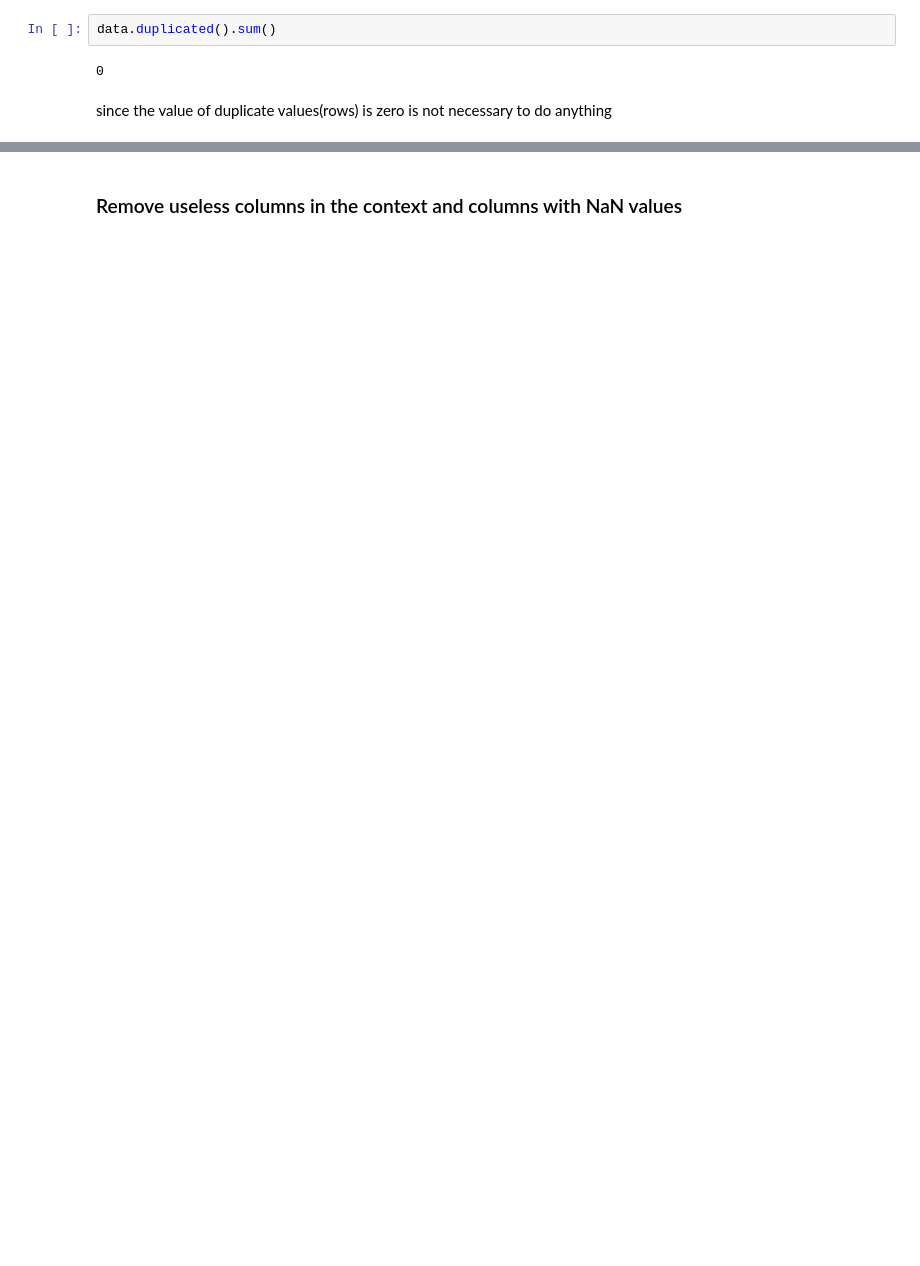
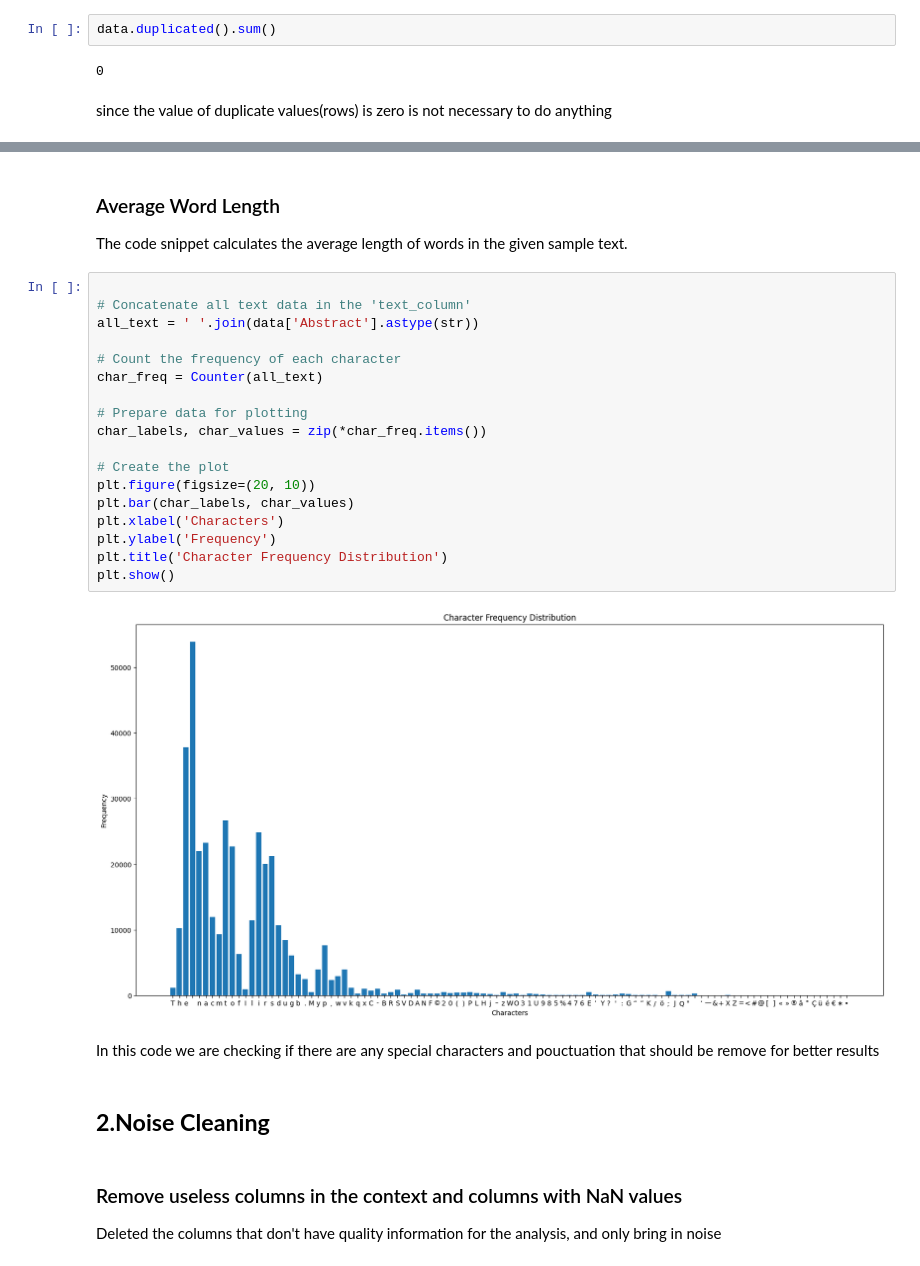
Before and after one commit to MartaFradique/project-icd, a Jupyter notebook: main.ipynb, the cells around one changed output, grey strips where cells are left out. Cells and saved outputs as stored; diff of their text form; blank space fills up the shorter version.

```diff
--- a/main.ipynb
+++ b/main.ipynb
@@ -73,6 +260,34 @@ EID                                0
 dtype: int64
+# %% [markdown]
+### Average Word Length
+The code snippet calculates the average length of words in the given sample text.
+# %%
+
+# Concatenate all text data in the 'text_column'
+all_text = ' '.join(data['Abstract'].astype(str))
+
+# Count the frequency of each character
+char_freq = Counter(all_text)
+
+# Prepare data for plotting
+char_labels, char_values = zip(*char_freq.items())
+
+# Create the plot
+plt.figure(figsize=(20, 10))
+plt.bar(char_labels, char_values)
+plt.xlabel('Characters')
+plt.ylabel('Frequency')
+plt.title('Character Frequency Distribution')
+plt.show()
+# %% [output]
+[figure, added]
+# %% [markdown]
+In this code we are checking if there are any special characters and pouctuation that should be remove for better results
+# %% [markdown]
+## **2.Noise Cleaning**
 # %% [markdown]
 ### Remove useless columns in the context and columns with NaN values
+Deleted the columns that don't have quality information for the analysis, and only bring in noise
 # %%
 columns_to_drop = ['Author full names', 'Volume', 'Issue', 'Art. No.', 'Page start', 'Page end', 'Page count', 'Cited by', 'DOI', 'Link', 'Affiliations', 'Authors with affiliations', 'Sponsors', 'Molecular Sequence Numbers', 'Chemicals/CAS', 'Tradenames', 'Manufacturers', 'ISBN', 'CODEN', 'PubMed ID']
 
```
Also changed, not shown: parts of 47 cells of this notebook, 2 other files.
